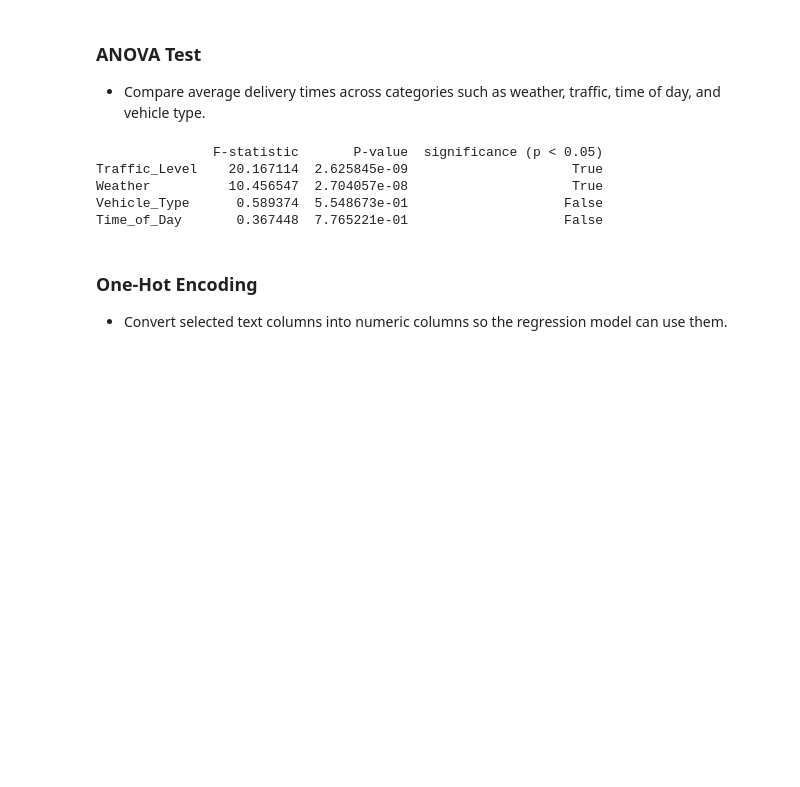
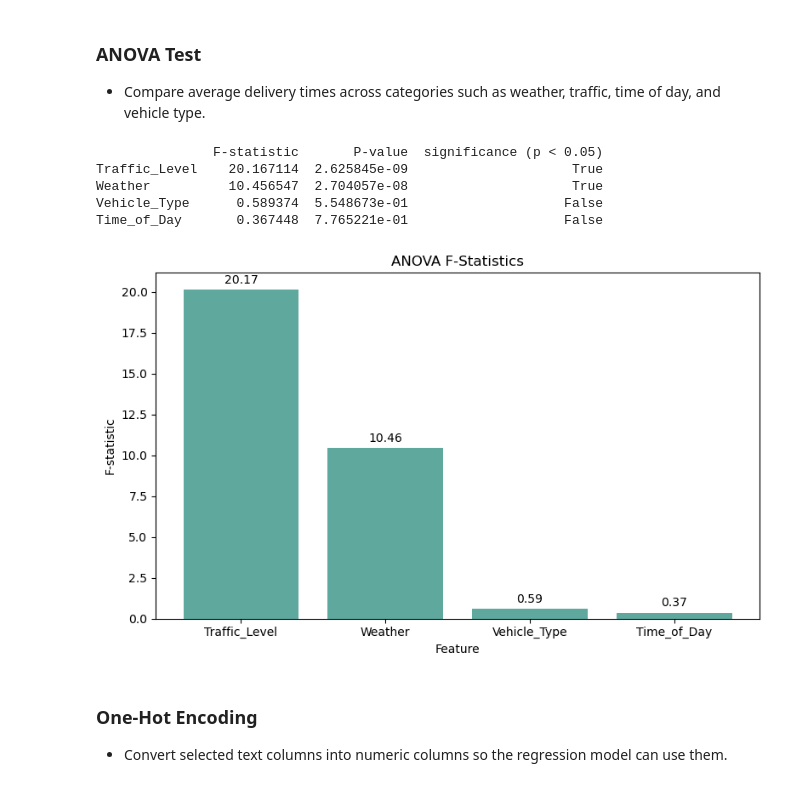
Before and after one commit to Chauhanekta21/Food_Delivery_Time_Estimator, a Jupyter notebook: jupyter_notebook/food_delivery_time_prediction.ipynb, the cells around one changed output. Drawn from its saved outputs; the diff is of its cells as text; code cells hidden in the pictures; blank space fills up the shorter version.

Commit message:
Added ANOVA test visualization

```diff
--- a/jupyter_notebook/food_delivery_time_prediction.ipynb
+++ b/jupyter_notebook/food_delivery_time_prediction.ipynb
@@ -236,6 +236,27 @@ Traffic_Level    20.167114  2.625845e-09                     True
 Weather          10.456547  2.704057e-08                     True
 Vehicle_Type      0.589374  5.548673e-01                    False
 Time_of_Day       0.367448  7.765221e-01                    False
+# %%
+plt.figure(figsize=(8, 5))
+
+bars = plt.bar(
+    anova_df.index,
+    anova_df['F-statistic'],
+    color='#5FA89D'
+)
+
+plt.title('ANOVA F-Statistics')
+plt.xlabel('Feature')
+plt.ylabel('F-statistic')
+plt.xticks()
+
+# Add values on bars
+plt.bar_label(bars, fmt='%.2f', padding=3)
+
+plt.tight_layout()
+plt.show()
+# %% [output]
+[figure, added]
 # %% [markdown]
 ### One-Hot Encoding
 
```
Also changed, not shown: 3 other files.
